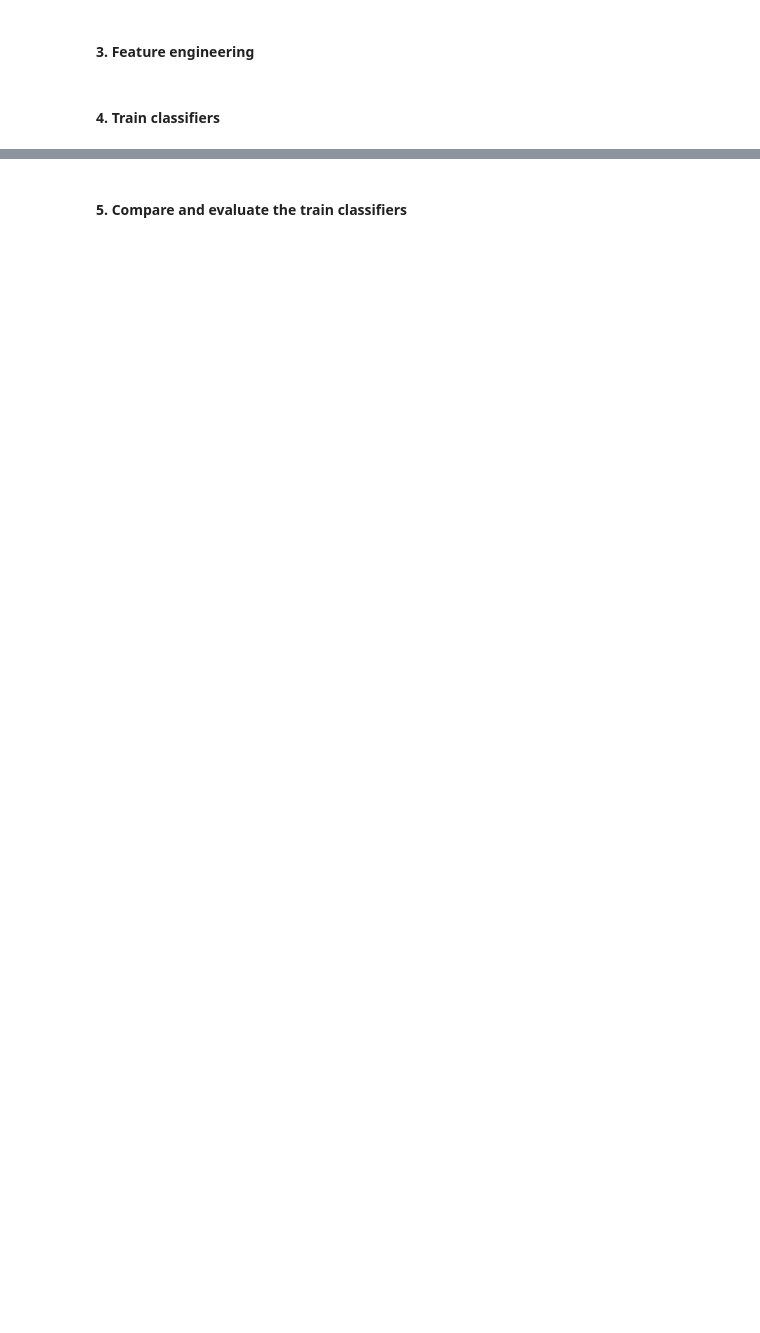
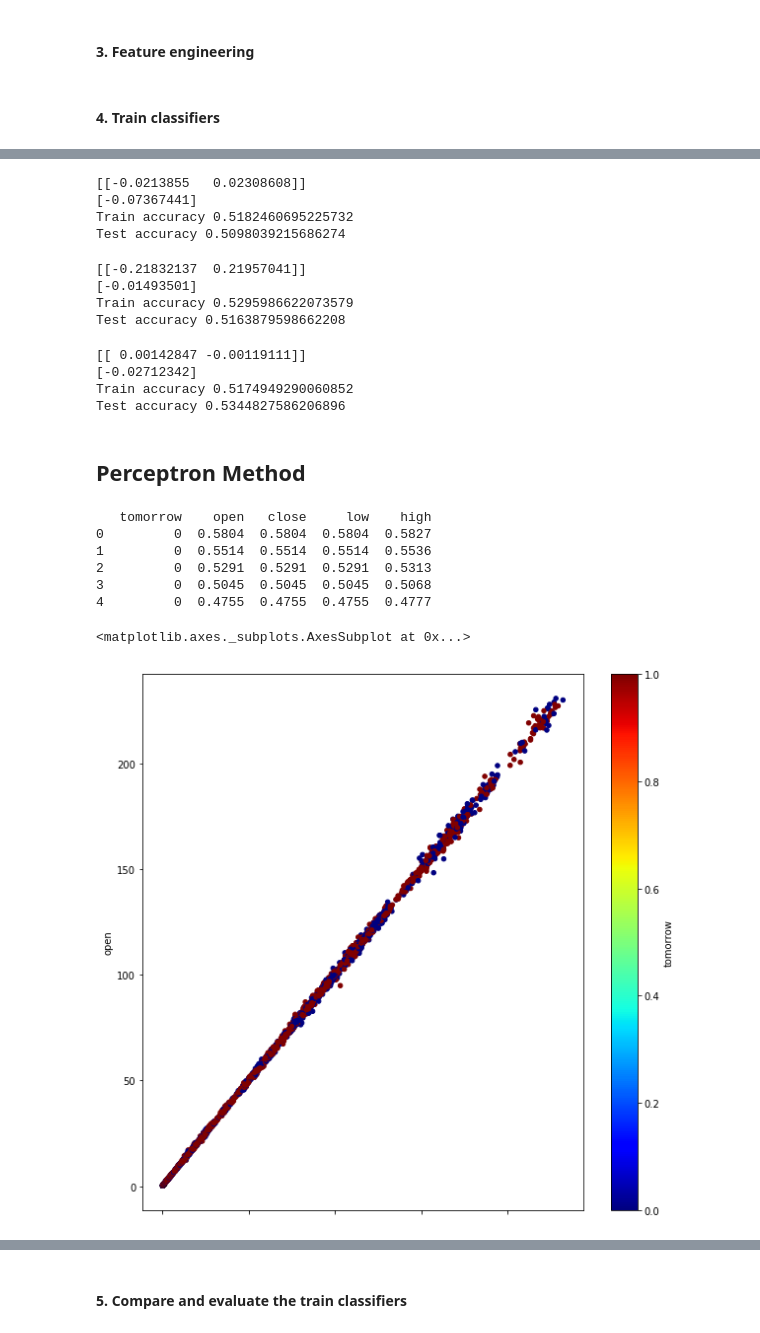
Before and after one commit to natthawit-jan/project2_datam, a Jupyter notebook: Project2B-Stock-market-prediction.ipynb, the cells around one changed output, grey strips where cells are left out. Saved outputs shown, nothing was run; the diff lists cells and outputs as text; code cells hidden in the pictures; blank space fills up the shorter version.

Commit message:
add comparison between model to model

```diff
--- a/Project2B-Stock-market-prediction.ipynb
+++ b/Project2B-Stock-market-prediction.ipynb
@@ -184,0 +200,41 @@ weighted avg       0.49      0.49      0.49       986
+# %%
+LOGISTIC_REGRESSION_MODEL(A_train_data, A_train_target, A_test_data, A_test_target)
+# %% [output]
+[[-0.0213855   0.02308608]]
+[-0.07367441]
+Train accuracy 0.5182460695225732
+Test accuracy 0.5098039215686274
+# %%
+LOGISTIC_REGRESSION_MODEL(B_train_data, B_train_target, B_test_data, B_test_target)
+# %% [output]
+[[-0.21832137  0.21957041]]
+[-0.01493501]
+Train accuracy 0.5295986622073579
+Test accuracy 0.5163879598662208
+# %%
+LOGISTIC_REGRESSION_MODEL(C_train_data, C_train_target, C_test_data, C_test_target)
+# %% [output]
+[[ 0.00142847 -0.00119111]]
+[-0.02712342]
+Train accuracy 0.5174949290060852
+Test accuracy 0.5344827586206896
+# %% [markdown]
+## Perceptron Method
+# %%
+A = A_raw
+
+print(A.head())
+
+A.plot(x='close', y='open',kind='scatter',c='tomorrow',colormap='jet', figsize=(10,10))
+
+## Perceptron Rule always works if the data is linearly separable
+## This is not
+# %% [output]
+   tomorrow    open   close     low    high
+0         0  0.5804  0.5804  0.5804  0.5827
+1         0  0.5514  0.5514  0.5514  0.5536
+2         0  0.5291  0.5291  0.5291  0.5313
+3         0  0.5045  0.5045  0.5045  0.5068
+4         0  0.4755  0.4755  0.4755  0.4777
+<matplotlib.axes._subplots.AxesSubplot at 0x...>
+[figure, added]
```
Also changed, not shown: parts of 18 cells of this notebook.
